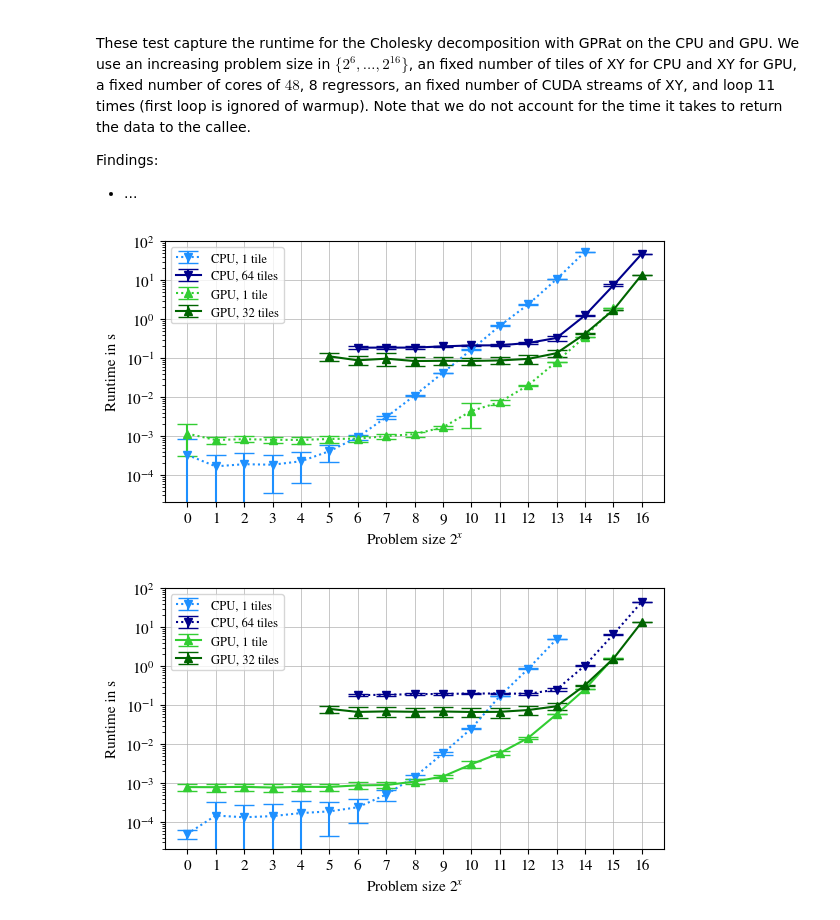
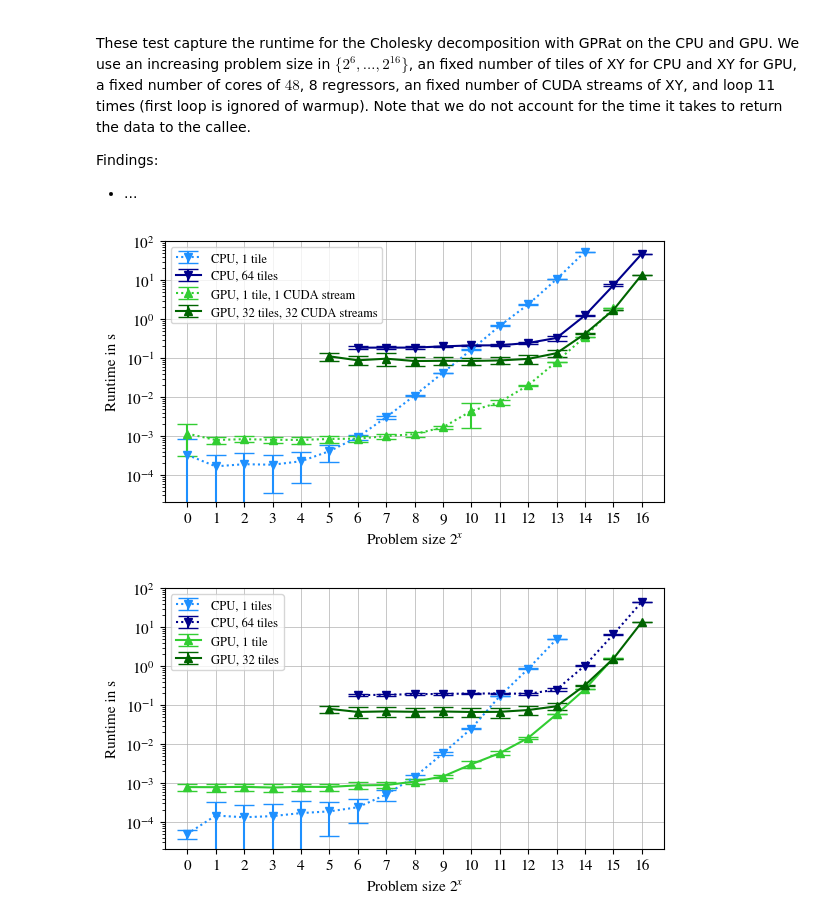
Before and after one commit to moellh/GPRat, a Jupyter notebook: 5-6-cholesky-cpu-gpu.ipynb, the cells around one changed output. Saved outputs shown, nothing was run; the diff lists cells and outputs as text; code cells hidden in the pictures.

```diff
--- a/5-6-cholesky-cpu-gpu.ipynb
+++ b/5-6-cholesky-cpu-gpu.ipynb
@@ -138,36 +138,37 @@ for n_tiles, l, c in zip(df_name_target["n_tiles"].unique(), ls, colors):
     tile = "tile" if n_tiles == 1 else "tiles"
     plt.errorbar(
         df_name_target_n_tiles["n_train"],
         df_name_target_n_tiles["mean"] / 10**9,
         yerr=err / 10**9,
         label="CPU, " + str(n_tiles) + f" {tile}",
         linestyle=l,
         color=c,
         marker="v",
         )
 
 ls = [(0, (1, 1.5)), "-"]
 colors = ["limegreen", "darkgreen"]
+labels = ["GPU, 1 tile, 1 CUDA stream", "GPU, 32 tiles, 32 CUDA streams"]
 df_name_target = df_cholesky[1]
-for n_tiles, l, c in zip(df_name_target["n_tiles"].unique(), ls, colors):
+for n_tiles, l, c, label in zip(df_name_target["n_tiles"].unique(), ls, colors, labels):
     df_name_target_n_tiles = df_name_target[df_name_target["n_tiles"] == n_tiles]
     err = utils.confidence_error(df_name_target_n_tiles, 0.95)
     tile = "tile" if n_tiles == 1 else "tiles"
     plt.errorbar(
         df_name_target_n_tiles["n_train"],
         df_name_target_n_tiles["mean"] / 10**9,
         yerr=err / 10**9,
-        label="GPU, " + str(n_tiles) + f" {tile}",
+        label=label,
         linestyle=l,
         color=c,
         marker="^",
     )
 
 plt.legend()
 plt.tight_layout(pad=0)
 plt.savefig("./pdf/cholesky-cpu-gpu.pdf")
 # %% [output]
-[figure, old version]
+[figure, new version]
 # %%
 # plot for cholesky TODO: vllt interessant ab 1 tile
 
```
Also changed, not shown: 1 other file.
